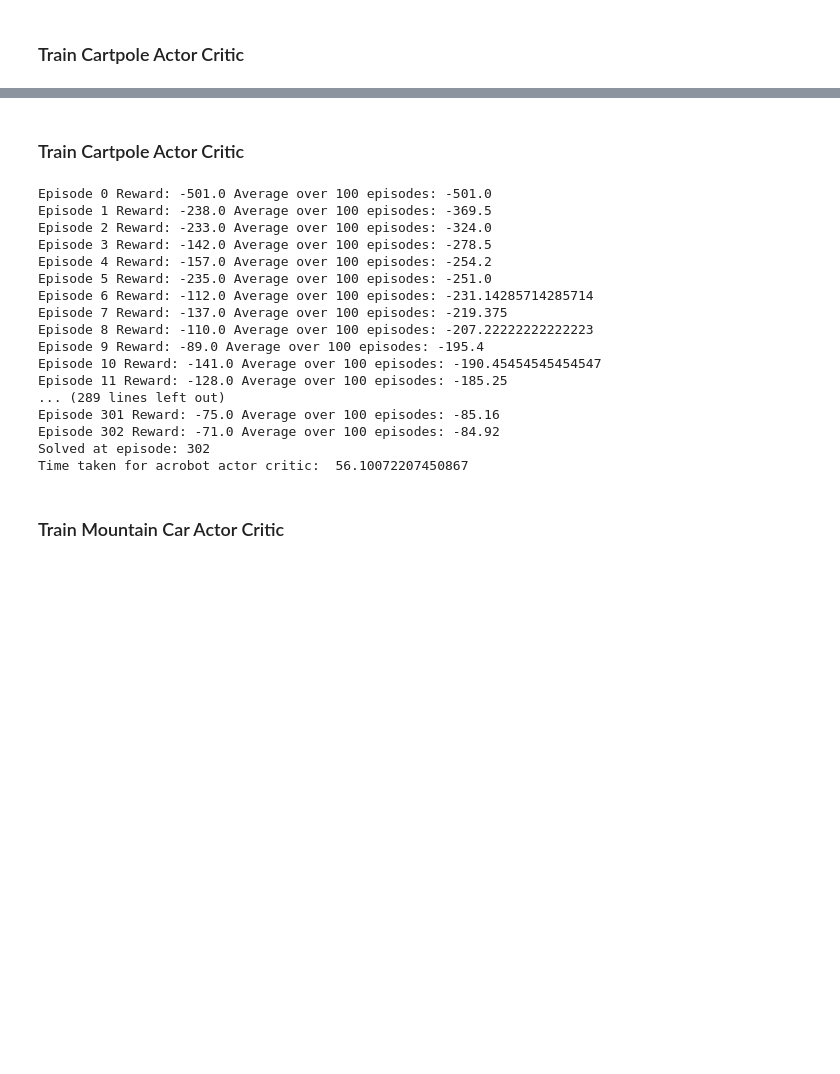
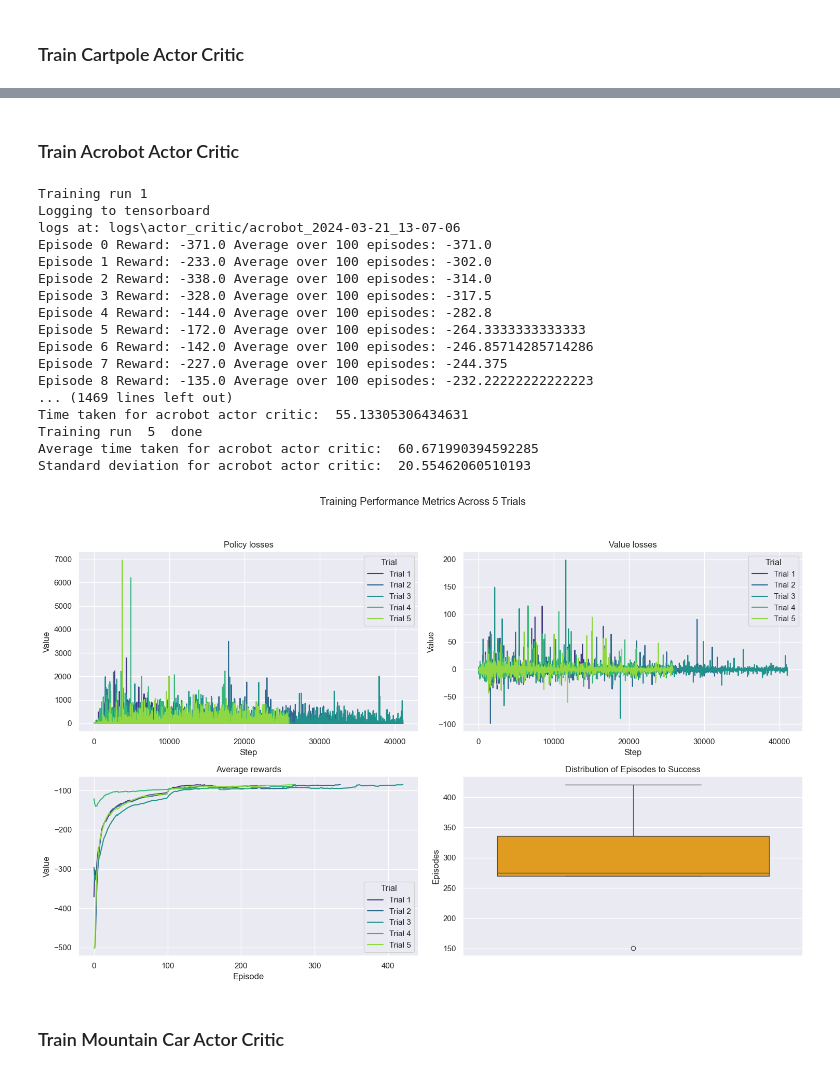
Before and after one commit to amaruy/DeepRL, a Jupyter notebook: experiments.ipynb, the cells around one changed output, grey strips where cells are left out. Cells and saved outputs as stored; diff of their text form; code cells hidden in the pictures; blank space fills up the shorter version.

```diff
--- a/experiments.ipynb
+++ b/experiments.ipynb
@@ -54,35 +125,46 @@ Time taken for cartpole actor critic:  245.02155923843384
 # %% [markdown]
-### Train Cartpole Actor Critic
+### Train Acrobot Actor Critic
 # %%
 from src.actor_critic.acrobot import AcrobotActorCritic
-
-tf.compat.v1.disable_eager_execution()
-tf.compat.v1.reset_default_graph()
-start = time.time()
-agent = AcrobotActorCritic(0.99, 0.001, 0.001, config.acrobot_run_results_path, render=True)
-with tf.compat.v1.Session() as sess:
-    sess.run(tf.compat.v1.global_variables_initializer())
-    agent.train(sess, save_model=True)
-end = time.time()
-print("Time taken for acrobot actor critic: ", end - start)
+times = []
+save_dir = 'results/actor_critic/acrobot/acrobot_actor_critic'
+for i in range(5):
+    print(f"Training run {i+1}")
+    tf.compat.v1.disable_eager_execution()
+    tf.compat.v1.reset_default_graph()
+    start = time.time()
+    agent = AcrobotActorCritic(0.99, 0.001, 0.001, f'{save_dir}_{i}.pickle', render=False)
+    with tf.compat.v1.Session() as sess:
+        sess.run(tf.compat.v1.global_variables_initializer())
+        agent.train(sess, save_model=True)
+    end = time.time()
+    print("Time taken for acrobot actor critic: ", end - start)
+    print("Training run ", i+1, " done")
+    times.append(end-start)
+print("Average time taken for acrobot actor critic: ", np.mean(times))
+print("Standard deviation for acrobot actor critic: ", np.std(times))
 # %% [output]
-Episode 0 Reward: -501.0 Average over 100 episodes: -501.0
-Episode 1 Reward: -238.0 Average over 100 episodes: -369.5
-Episode 2 Reward: -233.0 Average over 100 episodes: -324.0
-Episode 3 Reward: -142.0 Average over 100 episodes: -278.5
-Episode 4 Reward: -157.0 Average over 100 episodes: -254.2
-Episode 5 Reward: -235.0 Average over 100 episodes: -251.0
-Episode 6 Reward: -112.0 Average over 100 episodes: -231.14285714285714
-Episode 7 Reward: -137.0 Average over 100 episodes: -219.375
-Episode 8 Reward: -110.0 Average over 100 episodes: -207.22222222222223
-Episode 9 Reward: -89.0 Average over 100 episodes: -195.4
-Episode 10 Reward: -141.0 Average over 100 episodes: -190.45454545454547
-Episode 11 Reward: -128.0 Average over 100 episodes: -185.25
-... (289 lines left out)
-Episode 301 Reward: -75.0 Average over 100 episodes: -85.16
-Episode 302 Reward: -71.0 Average over 100 episodes: -84.92
-Solved at episode: 302
-Time taken for acrobot actor critic:  56.10072207450867
+Training run 1
+Logging to tensorboard
+logs at: logs\actor_critic/acrobot_2024-03-21_13-07-06
+Episode 0 Reward: -371.0 Average over 100 episodes: -371.0
+Episode 1 Reward: -233.0 Average over 100 episodes: -302.0
+Episode 2 Reward: -338.0 Average over 100 episodes: -314.0
+Episode 3 Reward: -328.0 Average over 100 episodes: -317.5
+Episode 4 Reward: -144.0 Average over 100 episodes: -282.8
+Episode 5 Reward: -172.0 Average over 100 episodes: -264.3333333333333
+Episode 6 Reward: -142.0 Average over 100 episodes: -246.85714285714286
+Episode 7 Reward: -227.0 Average over 100 episodes: -244.375
+Episode 8 Reward: -135.0 Average over 100 episodes: -232.22222222222223
+... (1469 lines left out)
+Time taken for acrobot actor critic:  55.13305306434631
+Training run  5  done
+Average time taken for acrobot actor critic:  60.671990394592285
+Standard deviation for acrobot actor critic:  20.55462060510193
+# %%
+load_and_display_aggregated_performance(save_dir, trials=5)
+# %% [output]
+[figure, added]
 # %% [markdown]
 ### Train Mountain Car Actor Critic
 # %%
```
Also changed, not shown: parts of 15 cells of this notebook, 5 other files.
